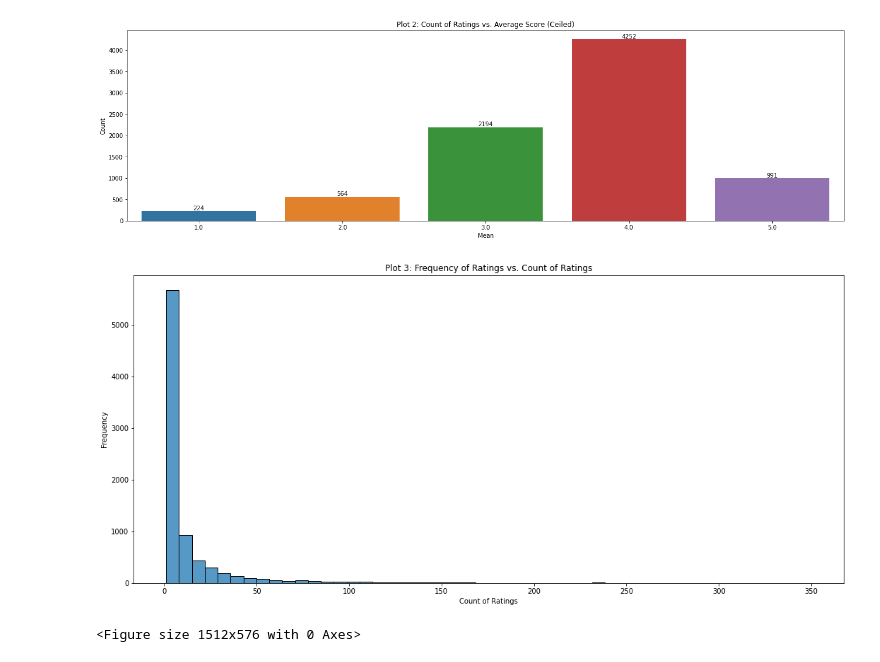
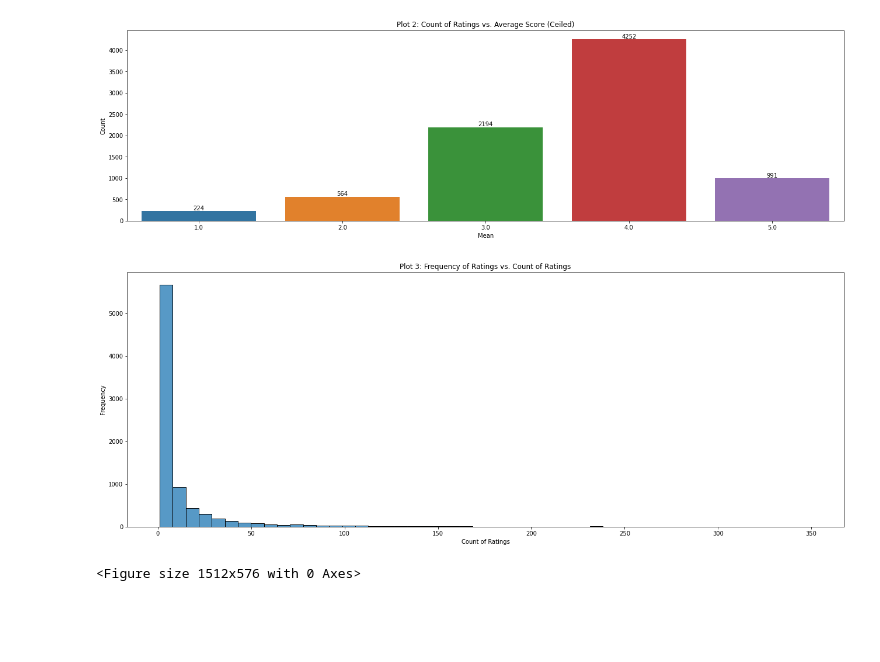
Before and after one commit to SamJSui/TVA_Movie, a Jupyter notebook: TVA_Movie.ipynb, the cells around one changed output. Drawn from its saved outputs; the diff is of its cells as text; code cells hidden in the pictures; blank space fills up the shorter version.

```diff
--- a/TVA_Movie.ipynb
+++ b/TVA_Movie.ipynb
@@ -91,3 +91,8 @@ df_movies['movieId'].unique().shape
 (27278,)
 # %% [markdown]
 The number of unique movie IDs matching the number of rows ➡ there are no duplicates when merging with the ratings
+# %%
+def genres_list(row):
+  return str(row).split(sep='|')
+
+df_movies['genres'] = df_movies['genres'].apply(genres_list)
@@ -209,10 +258,12 @@ plt.show()
 # %% [output]
 [figure]
 # %%
-plt.figure(figsize=(18,8))
+plt.figure(figsize=(22, 8))
 count_plot = sns.histplot(data=df_avg, x='count', bins=50)
 count_plot.set(xlabel='Count of Ratings', ylabel='Frequency', title='Plot 3: Frequency of Ratings vs. Count of Ratings')
+fig = count_plot.get_figure()
+fig.savefig("count_plot.png")
 plt.show()
 # %% [output]
-[figure, old version]
+[figure, new version]
 # %%
```
Also changed, not shown: parts of 32 cells of this notebook.
